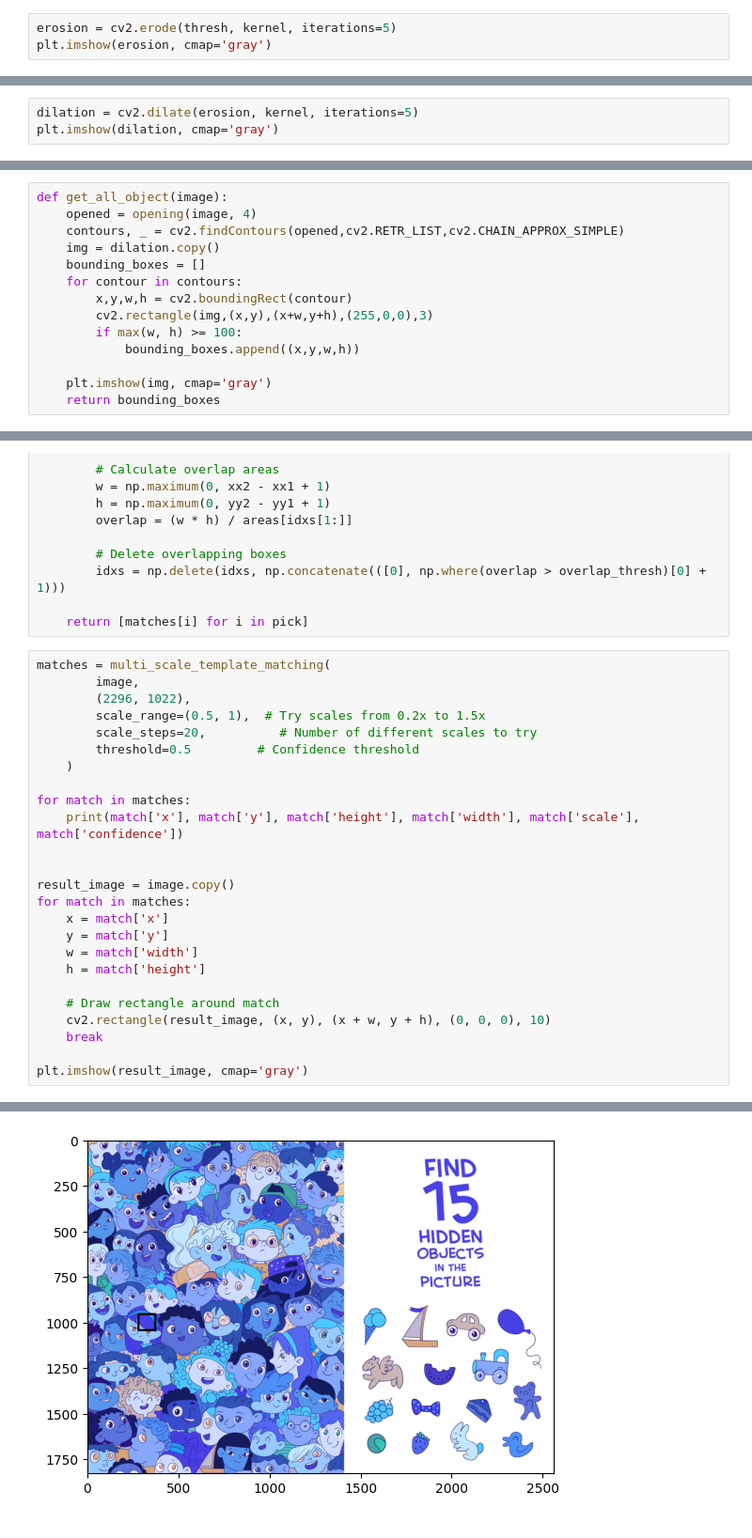
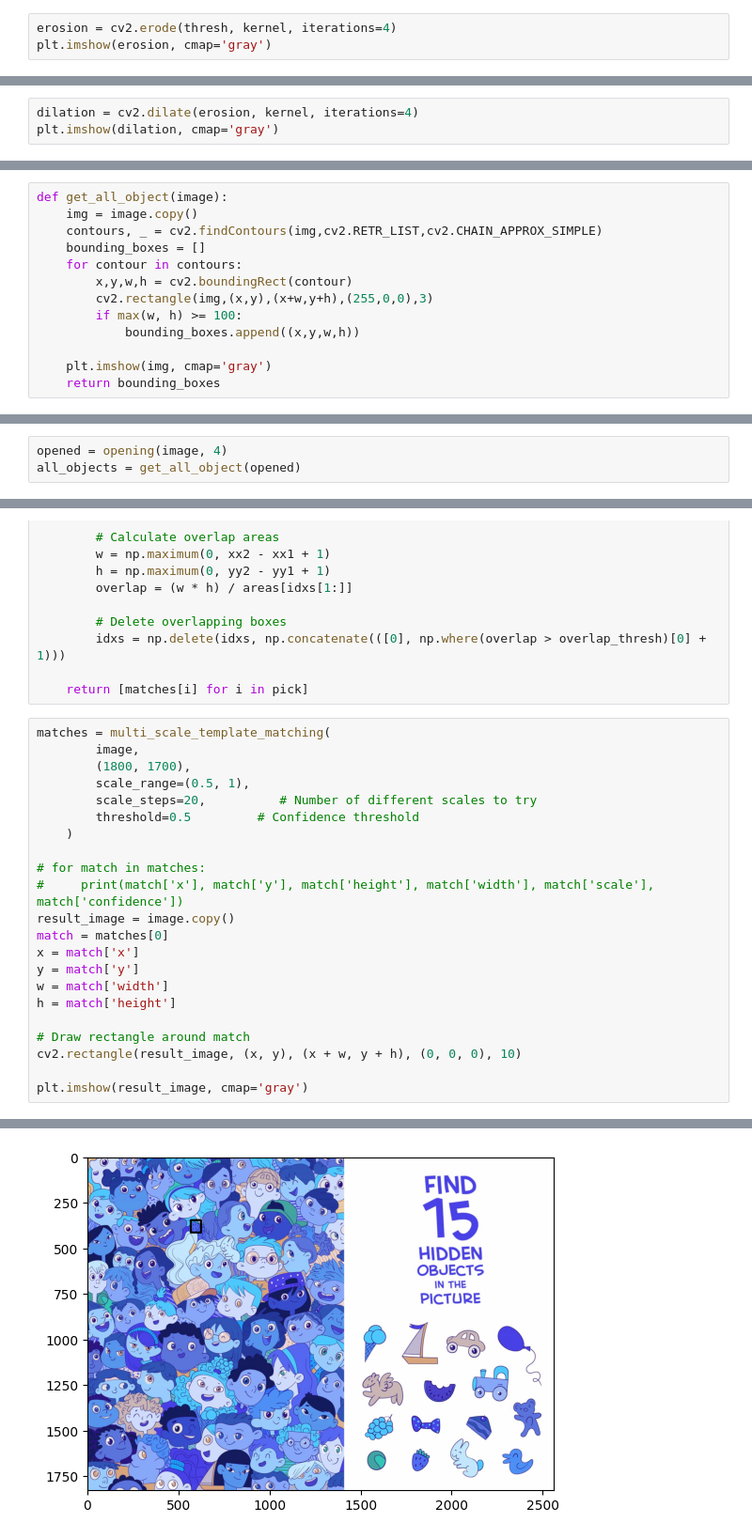
Before and after one commit to kanawanttotimetravel/AIT3002-Midterm, a Jupyter notebook: test.ipynb, the cells around one changed output, grey strips where cells are left out. Shown at 94% size. Cells and saved outputs as stored; diff of their text form.

```diff
--- a/test.ipynb
+++ b/test.ipynb
@@ -25,5 +27,5 @@ array([[1, 1, 1],
 # %%
-erosion = cv2.erode(thresh, kernel, iterations=5)
+erosion = cv2.erode(thresh, kernel, iterations=4)
 plt.imshow(erosion, cmap='gray')
 # %% [output]
 <matplotlib.image.AxesImage at 0x...>
@@ -31,5 +33,5 @@ plt.imshow(erosion, cmap='gray')
 # %%
-dilation = cv2.dilate(erosion, kernel, iterations=5)
+dilation = cv2.dilate(erosion, kernel, iterations=4)
 plt.imshow(dilation, cmap='gray')
 # %% [output]
 <matplotlib.image.AxesImage at 0x...>
@@ -64,9 +66,8 @@ plt.imshow(img, cmap='gray')
 [figure]
 # %%
 def get_all_object(image):
-    opened = opening(image, 4)
-    contours, _ = cv2.findContours(opened,cv2.RETR_LIST,cv2.CHAIN_APPROX_SIMPLE)
-    img = dilation.copy()
+    img = image.copy()
+    contours, _ = cv2.findContours(img,cv2.RETR_LIST,cv2.CHAIN_APPROX_SIMPLE)
     bounding_boxes = []
     for contour in contours:
         x,y,w,h = cv2.boundingRect(contour)
@@ -82,0 +101,3 @@ all_objects = get_all_object(image)
+# %%
+opened = opening(image, 4)
+all_objects = get_all_object(opened)
@@ -291,26 +314,23 @@ def non_max_suppression(matches, overlap_thresh=0.3):
 # %%
 matches = multi_scale_template_matching(
         image,
-        (2296, 1022),
-        scale_range=(0.5, 1),  # Try scales from 0.2x to 1.5x
+        (1800, 1700),
+        scale_range=(0.5, 1),
         scale_steps=20,          # Number of different scales to try
         threshold=0.5         # Confidence threshold
     )
 
-for match in matches:
-    print(match['x'], match['y'], match['height'], match['width'], match['scale'], match['confidence'])
+# for match in matches:
+#     print(match['x'], match['y'], match['height'], match['width'], match['scale'], match['confidence'])
+result_image = image.copy()
+match = matches[0]
+x = match['x']
+y = match['y']
+w = match['width']
+h = match['height']
 
-
-result_image = image.copy()
-for match in matches:
-    x = match['x']
-    y = match['y']
-    w = match['width']
-    h = match['height']
-
-    # Draw rectangle around match
-    cv2.rectangle(result_image, (x, y), (x + w, y + h), (0, 0, 0), 10)
-    break
+# Draw rectangle around match
+cv2.rectangle(result_image, (x, y), (x + w, y + h), (0, 0, 0), 10)
 
 plt.imshow(result_image, cmap='gray')
 # %% [output]
@@ -329 +338 @@ plt.imshow(result_image, cmap='gray')
-[figure, old version]
+[figure, new version]
```
Also changed, not shown: parts of 10 cells of this notebook, 3 other files.
